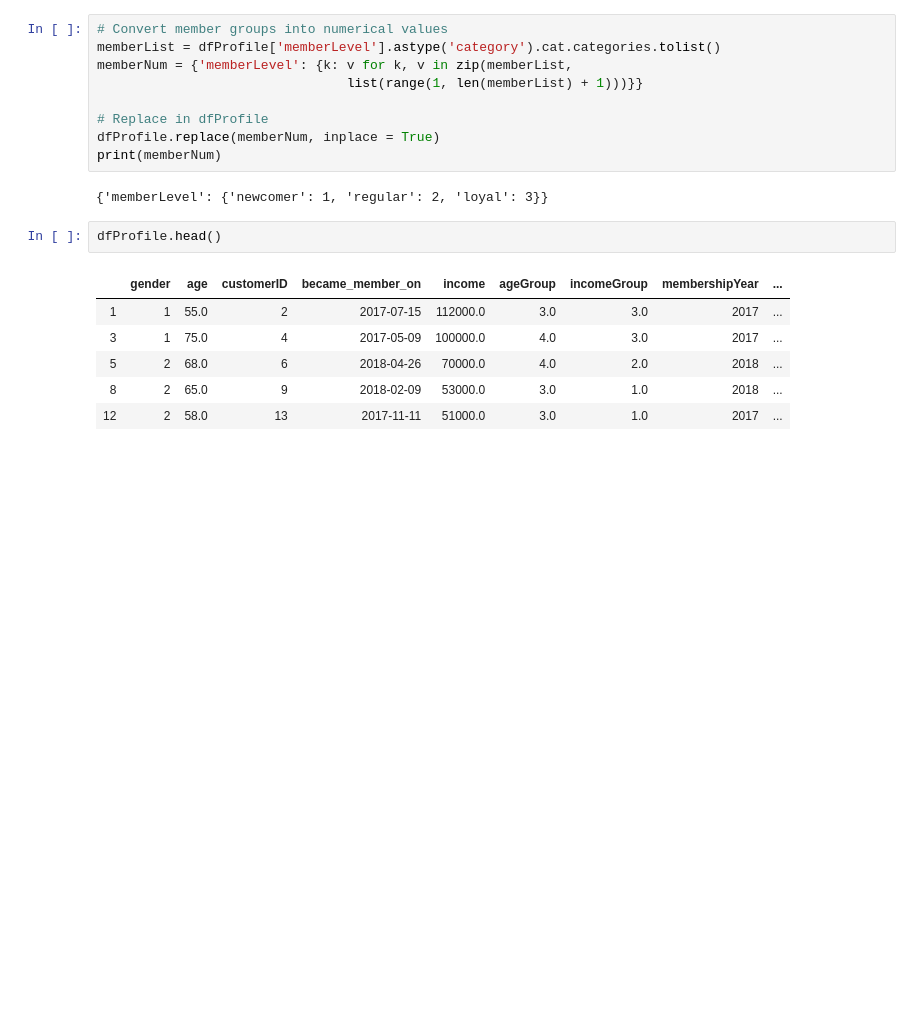
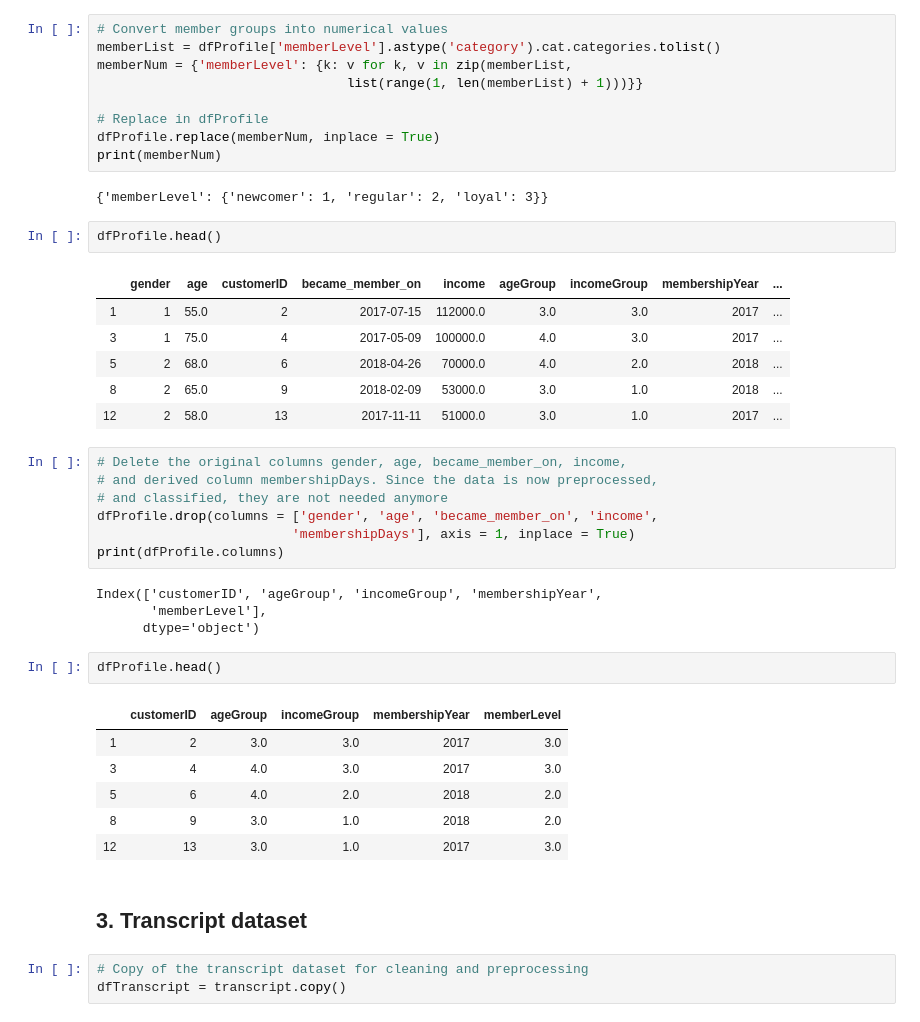
Before and after one commit to alserranor/StarbucksPromotion, a Jupyter notebook: Starbucks.ipynb, the cells around one changed output. Saved outputs shown, nothing was run; the diff lists cells and outputs as text; blank space fills up the shorter version.

Commit message:
Starbucks.ipynb: Preprocessing update

```diff
--- a/Starbucks.ipynb
+++ b/Starbucks.ipynb
@@ -600,3 +600,28 @@ dfProfile.head()
 | 5 | 2 | 68.0 | 6 | 2018-04-26 | 70000.0 | 4.0 | 2.0 | 2018 | ... |
 | 8 | 2 | 65.0 | 9 | 2018-02-09 | 53000.0 | 3.0 | 1.0 | 2018 | ... |
 | 12 | 2 | 58.0 | 13 | 2017-11-11 | 51000.0 | 3.0 | 1.0 | 2017 | ... |
+# %%
+# Delete the original columns gender, age, became_member_on, income,
+# and derived column membershipDays. Since the data is now preprocessed,
+# and classified, they are not needed anymore
+dfProfile.drop(columns = ['gender', 'age', 'became_member_on', 'income',
+                         'membershipDays'], axis = 1, inplace = True)
+print(dfProfile.columns)
+# %% [output]
+Index(['customerID', 'ageGroup', 'incomeGroup', 'membershipYear',
+       'memberLevel'],
+      dtype='object')
+# %%
+dfProfile.head()
+# %% [output]
+|  | customerID | ageGroup | incomeGroup | membershipYear | memberLevel |
+| 1 | 2 | 3.0 | 3.0 | 2017 | 3.0 |
+| 3 | 4 | 4.0 | 3.0 | 2017 | 3.0 |
+| 5 | 6 | 4.0 | 2.0 | 2018 | 2.0 |
+| 8 | 9 | 3.0 | 1.0 | 2018 | 2.0 |
+| 12 | 13 | 3.0 | 1.0 | 2017 | 3.0 |
+# %% [markdown]
+## 3. Transcript dataset
+# %%
+# Copy of the transcript dataset for cleaning and preprocessing
+dfTranscript = transcript.copy()
```
Also changed, not shown: parts of 10 cells of this notebook.
